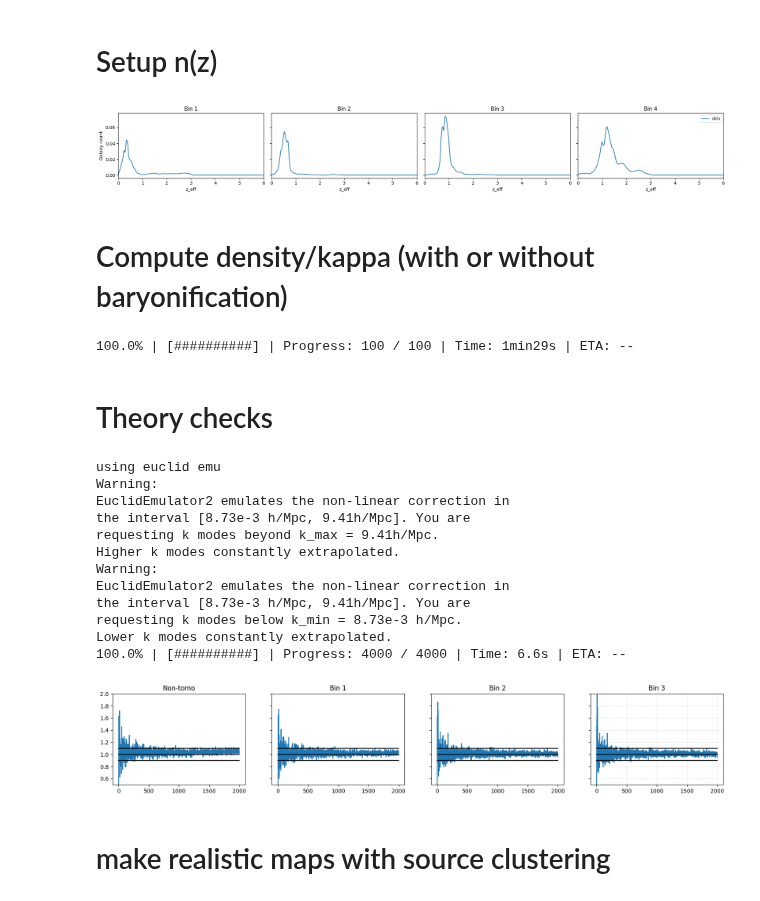
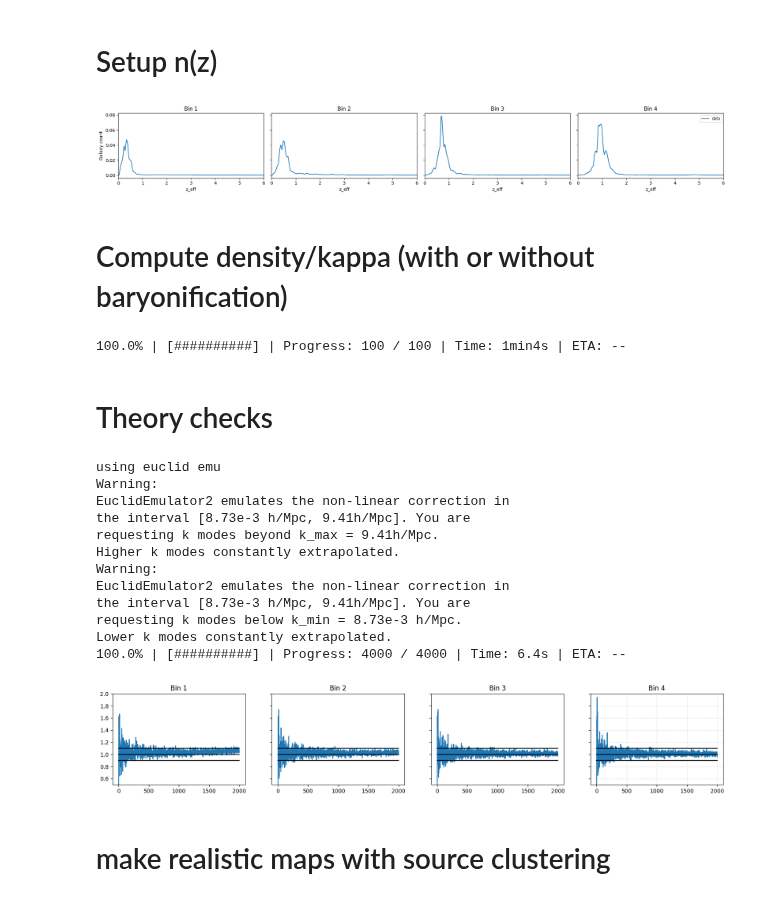
Before and after one commit to mgatti29/LSS_forward_model, a Jupyter notebook: Examples/Forward_model_DES.ipynb, the cells around one changed output. Saved outputs shown, nothing was run; the diff lists cells and outputs as text; code cells hidden in the pictures.

```diff
--- a/Examples/Forward_model_DES.ipynb
+++ b/Examples/Forward_model_DES.ipynb
@@ -25,7 +25,7 @@ from LSS_forward_model.theory import LimberTheory
 # %% [markdown]
 # Setup forward model - config
 # %%
-type_ = 'DES'
+type_ = 'SGC'
 
 # Setup     ********************************
 path_simulation = '/global/cfs/cdirs/m5099/GowerSt2/Fiducial/11_big/'
@@ -129,7 +129,7 @@ for i, ax in enumerate(axes):
 axes[-1].legend(loc="upper right", fontsize="small")
 plt.tight_layout(); plt.show()
 # %% [output]
-[figure, old version]
+[figure, new version]
 # %% [markdown]
 # Compute density/kappa (with or without baryonification)
 # %%
@@ -147,7 +147,7 @@ density, label_baryonification = load_and_baryonify_gower_st_shells(
 fields = compute_lensing_fields(density, shells, cosmo_bundle['pars_camb'], nside_maps, do_kappa=True, do_shear=True, do_IA=True)
 fields['density'] = density
 # %% [output]
-100.0% | [##########] | Progress: 100 / 100 | Time: 1min29s | ETA: --
+100.0% | [##########] | Progress: 100 / 100 | Time: 1min4s | ETA: --
 # %% [markdown]
 # Theory checks
 # %%
@@ -164,36 +164,36 @@ Cls = np.array([(hp.anafast(kappa_tomo[tomo,:])) for tomo in range(len(ngal_glas
 
 # choose a safe ℓ-range common to all arrays
 ell_max = 2000
 pix = hp.pixwin(nside_maps)[:ell_max]
 ells = np.arange(ell_max)
 
 mask_ell = ells >= 2  # avoid ℓ=0,1
 
 fig, axes = plt.subplots(1, 4, figsize=(20, 3), sharey=True)
-titles = ["Non-tomo"] + [f"Bin {i}" for i in range(1, 7)]
+titles = [f"Bin {i}" for i in range(1, 7)]
 for tomo, ax in enumerate(axes):
     ax.plot(Cls[tomo, :ell_max]/(Cgg[tomo, tomo, :ell_max] * (pix**2)))
     ax.plot(np.ones(ell_max),color = 'black')
     ax.plot(0.9*np.ones(ell_max),color = 'black')
     ax.plot(1.1*np.ones(ell_max),color = 'black')
     ax.set_ylim([0.5,2])
     ax.set_title(titles[tomo])
 
 ax.grid(True, which="both", ls=":", alpha=0.6)
 # %% [output]
 using euclid emu
 Warning:
 EuclidEmulator2 emulates the non-linear correction in
 the interval [8.73e-3 h/Mpc, 9.41h/Mpc]. You are
 requesting k modes beyond k_max = 9.41h/Mpc.
 Higher k modes constantly extrapolated.
 Warning:
 EuclidEmulator2 emulates the non-linear correction in
 the interval [8.73e-3 h/Mpc, 9.41h/Mpc]. You are
 requesting k modes below k_min = 8.73e-3 h/Mpc.
 Lower k modes constantly extrapolated.
-100.0% | [##########] | Progress: 4000 / 4000 | Time: 6.6s | ETA: --
+100.0% | [##########] | Progress: 4000 / 4000 | Time: 6.4s | ETA: --
-[figure, old version]
+[figure, new version]
 # %% [markdown]
 # make realistic maps with source clustering
 # %%
```
Also changed, not shown: parts of 7 cells of this notebook, 1 other file.
